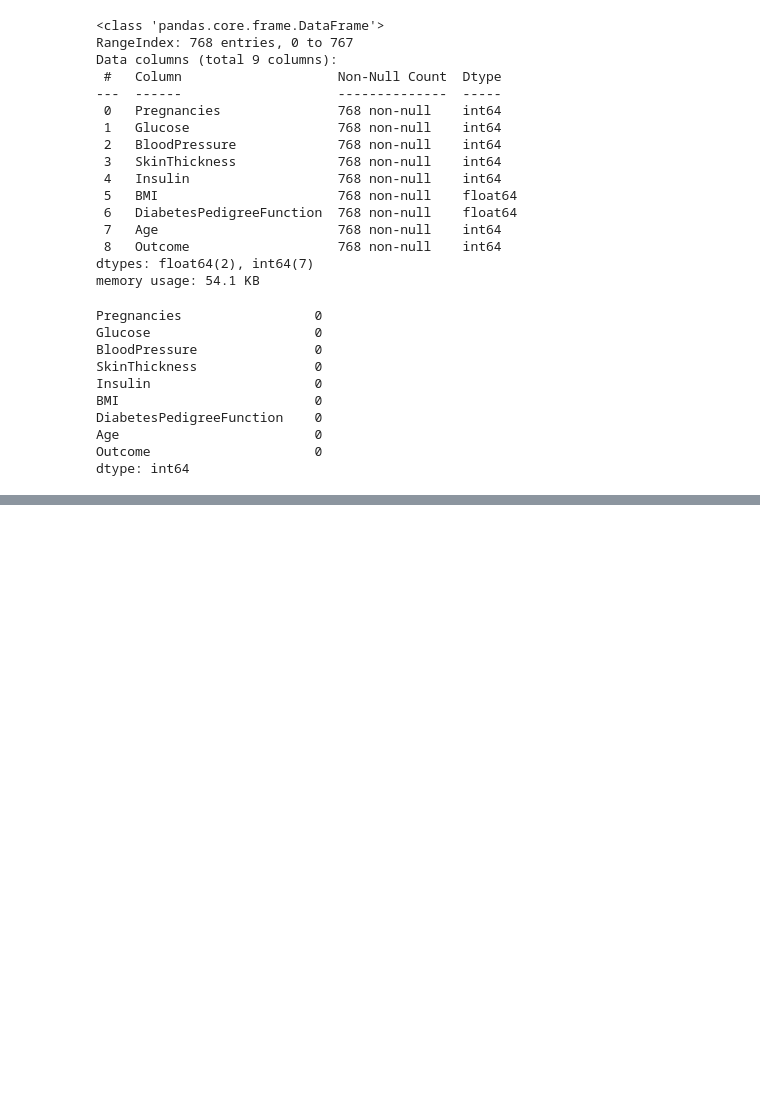
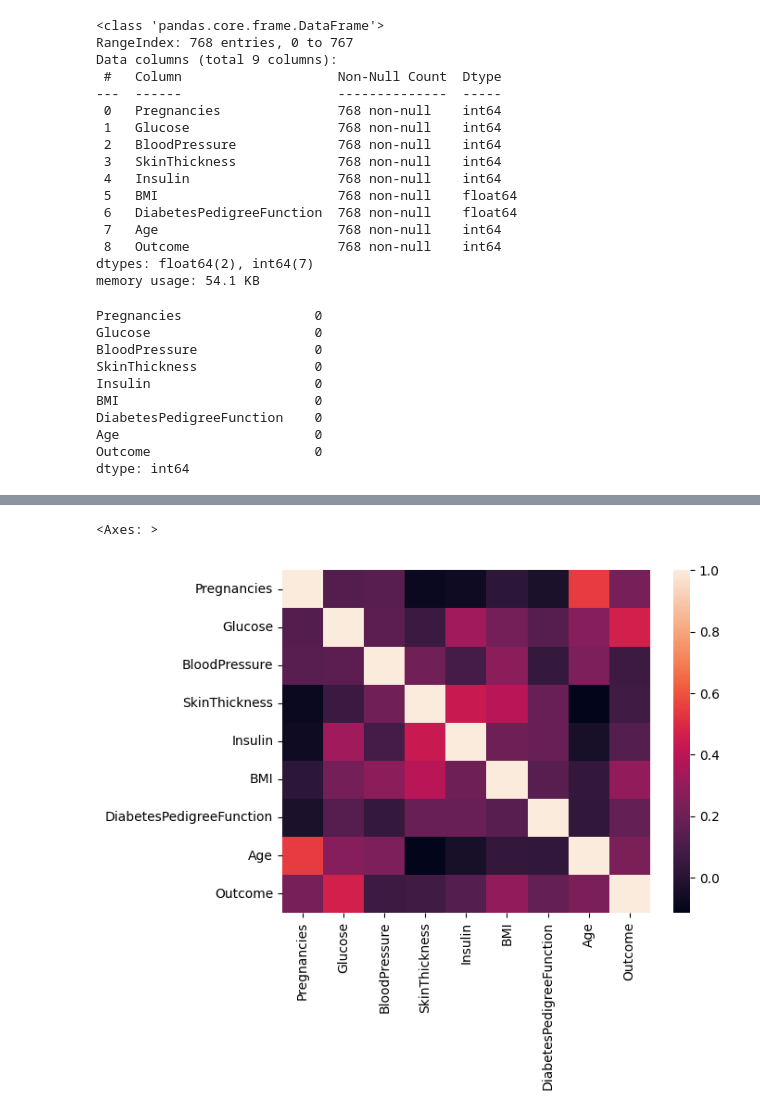
Before and after one commit to priyanshjain117/ML-Projects-Practice, a Jupyter notebook: Diabetes Prediction/data_preprocessing.ipynb, the cells around one changed output, grey strips where cells are left out. Drawn from its saved outputs; the diff is of its cells as text; code cells hidden in the pictures; blank space fills up the shorter version.

```diff
--- a/Diabetes Prediction/data_preprocessing.ipynb
+++ b/Diabetes Prediction/data_preprocessing.ipynb
@@ -48,0 +69,5 @@ dtype: int64
+# %%
+sns.heatmap(df.corr())
+# %% [output]
+<Axes: >
+[figure, added]
```
Also changed, not shown: parts of 16 cells of this notebook.
